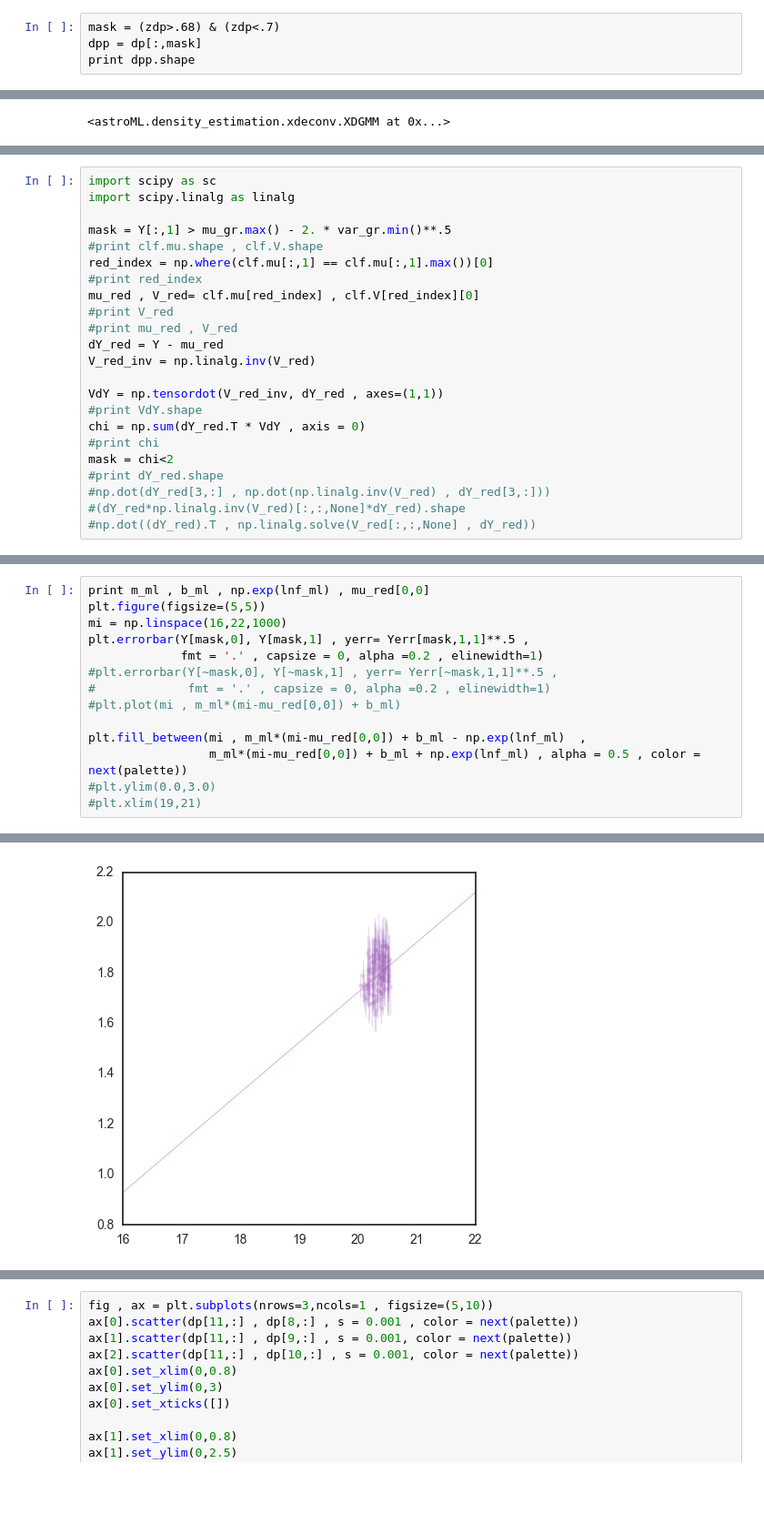
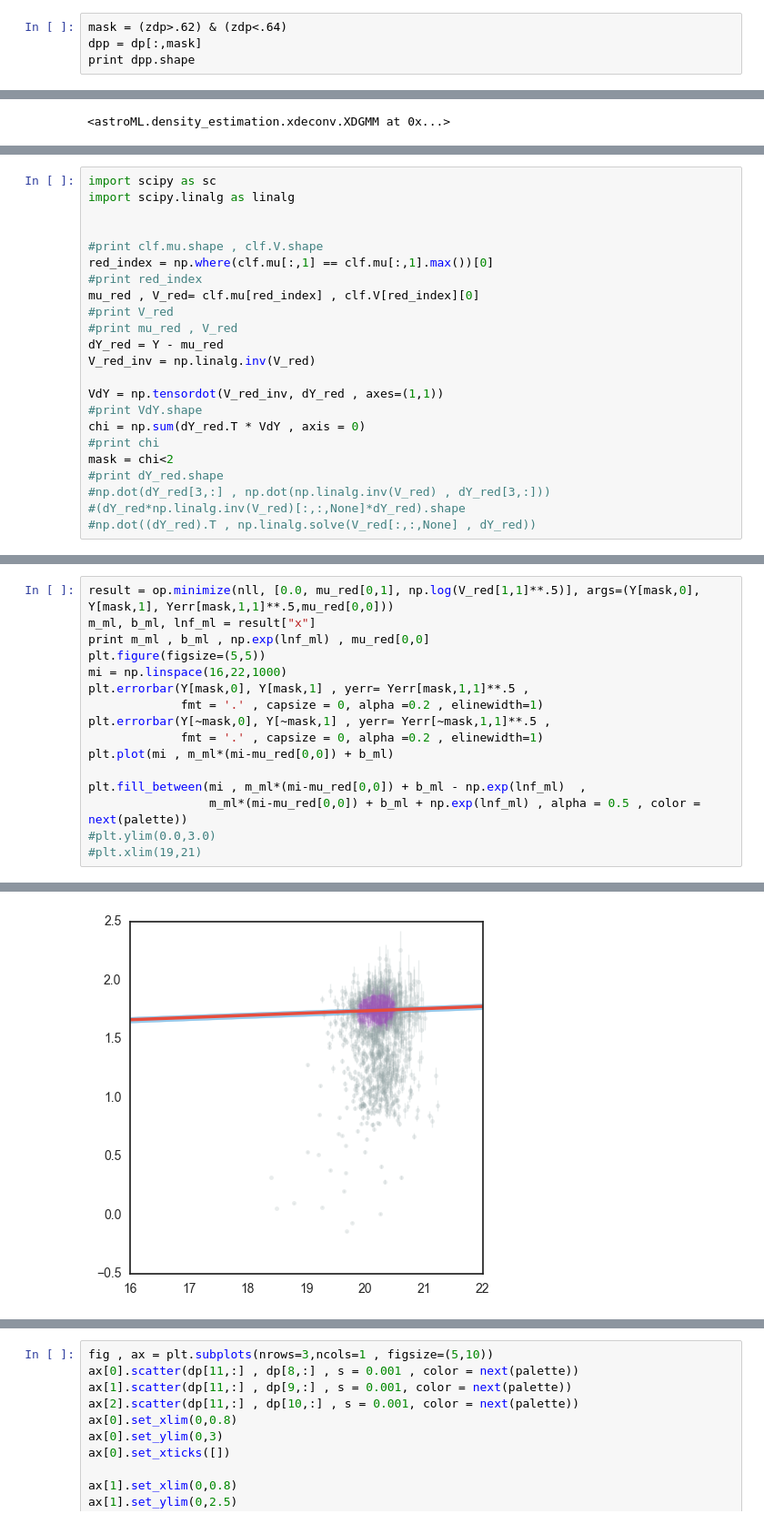
Before and after one commit to mjvakili/redsq, a Jupyter notebook: code/catalog_unifier.ipynb, the cells around one changed output, grey strips where cells are left out. Shown at 91% size. Saved outputs shown, nothing was run; the diff lists cells and outputs as text; blank space fills up the shorter version.

```diff
--- a/code/catalog_unifier.ipynb
+++ b/code/catalog_unifier.ipynb
@@ -192,7 +192,7 @@ dp = np.hstack([gama_reduction() , sdss_reduction()])
 #dp = np.hstack([gama_reduction() , sdss_reduction() , cosmos_reduction()])
 zdp = dp[11,:]
 # %%
-mask = (zdp>.68) & (zdp<.7)
+mask = (zdp>.62) & (zdp<.64)
 dpp = dp[:,mask]
 print dpp.shape
 # %% [output]
@@ -252,7 +252,7 @@ plt.legend(fontsize = 15)
 import scipy as sc
 import scipy.linalg as linalg
 
-mask = Y[:,1] > mu_gr.max() - 2. * var_gr.min()**.5
+
 #print clf.mu.shape , clf.V.shape
 red_index = np.where(clf.mu[:,1] == clf.mu[:,1].max())[0]
 #print red_index
@@ -323,12 +321,14 @@ m_ml, b_ml, lnf_ml = result["x"]
 # %%
+result = op.minimize(nll, [0.0, mu_red[0,1], np.log(V_red[1,1]**.5)], args=(Y[mask,0], Y[mask,1], Yerr[mask,1,1]**.5,mu_red[0,0]))
+m_ml, b_ml, lnf_ml = result["x"]
 print m_ml , b_ml , np.exp(lnf_ml) , mu_red[0,0]
 plt.figure(figsize=(5,5))
 mi = np.linspace(16,22,1000)
 plt.errorbar(Y[mask,0], Y[mask,1] , yerr= Yerr[mask,1,1]**.5 ,
              fmt = '.' , capsize = 0, alpha =0.2 , elinewidth=1)
-#plt.errorbar(Y[~mask,0], Y[~mask,1] , yerr= Yerr[~mask,1,1]**.5 ,
-#             fmt = '.' , capsize = 0, alpha =0.2 , elinewidth=1)
-#plt.plot(mi , m_ml*(mi-mu_red[0,0]) + b_ml)
+plt.errorbar(Y[~mask,0], Y[~mask,1] , yerr= Yerr[~mask,1,1]**.5 ,
+             fmt = '.' , capsize = 0, alpha =0.2 , elinewidth=1)
+plt.plot(mi , m_ml*(mi-mu_red[0,0]) + b_ml)
 
 plt.fill_between(mi , m_ml*(mi-mu_red[0,0]) + b_ml - np.exp(lnf_ml)  ,
                  m_ml*(mi-mu_red[0,0]) + b_ml + np.exp(lnf_ml) , alpha = 0.5 , color = next(palette))
@@ -339,2 +339,2 @@ plt.fill_between(mi , m_ml*(mi-mu_red[0,0]) + b_ml - np.exp(lnf_ml)  ,
 <matplotlib.collections.PolyCollection at 0x...>
-[figure, old version]
+[figure, new version]
```
Also changed, not shown: parts of 11 cells of this notebook, 1 other file.
